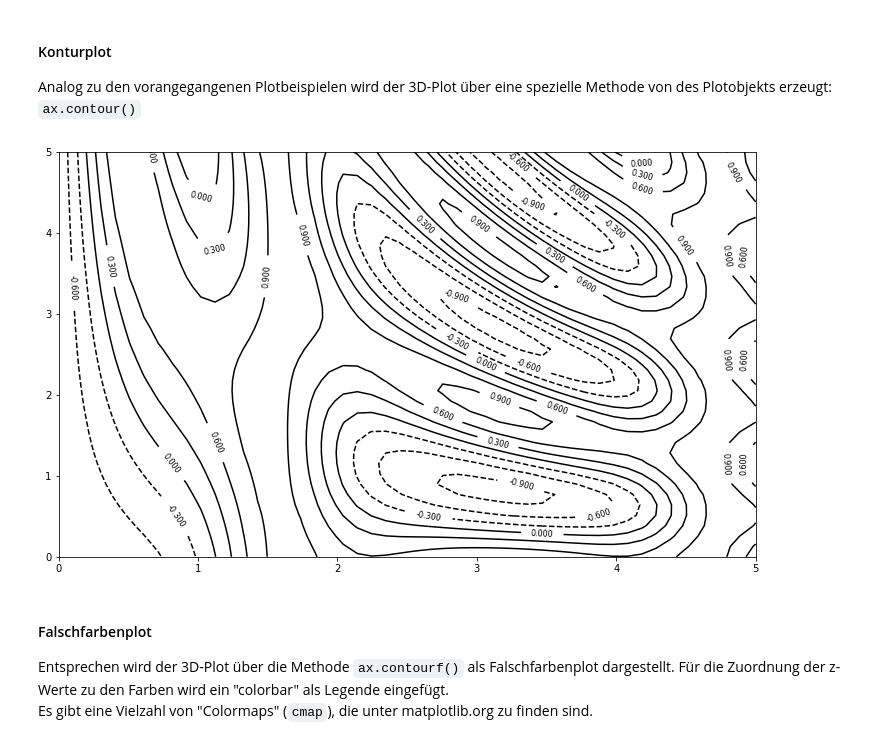
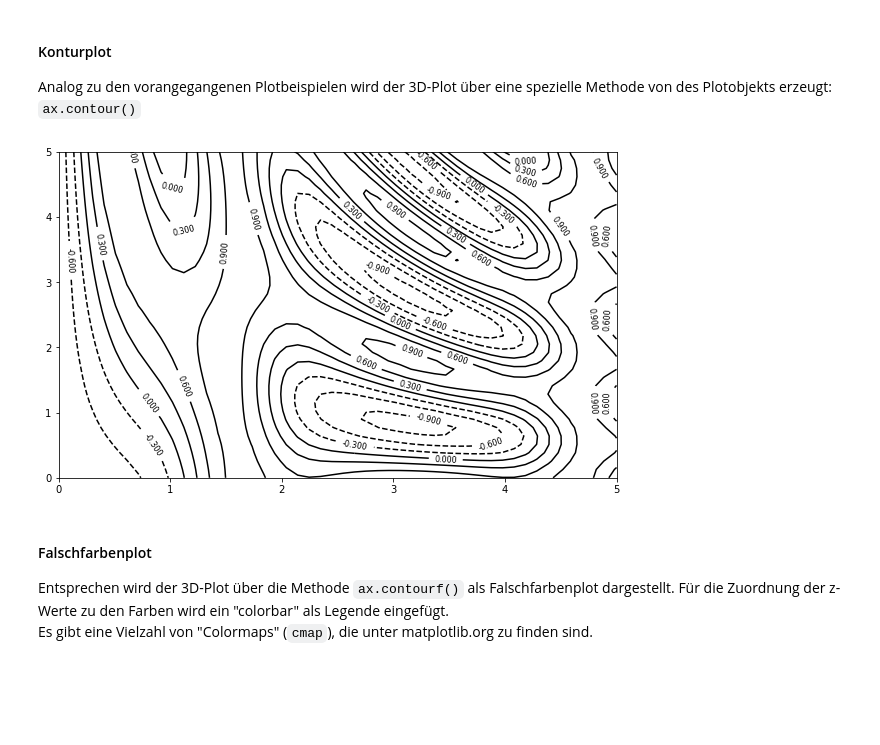
Before and after one commit to StefanMack/Matplotlib, a Jupyter notebook: matplotlibOop.ipynb, the cells around one changed output. Saved outputs shown, nothing was run; the diff lists cells and outputs as text; code cells hidden in the pictures; blank space fills up the shorter version.

```diff
--- a/matplotlibOop.ipynb
+++ b/matplotlibOop.ipynb
@@ -229,11 +276,12 @@ Z = skal_feld(X, Y)
 #### Konturplot
 Analog zu den vorangegangenen Plotbeispielen wird der 3D-Plot über eine spezielle Methode von des Plotobjekts erzeugt: ``ax.contour()``
 # %%
-fig, ax = plt.subplots(constrained_layout=True, figsize=(10, 6))
+#fig, ax = plt.subplots(constrained_layout=True, figsize=(10, 6))
+fig, ax = plt.subplots(figsize=(10, 6))
 cs = ax.contour(X, Y, Z, colors='black');
 ax.clabel(cs, inline=1, fontsize=8);
 # %% [output]
-[figure, old version]
+[figure, new version]
 # %% [markdown]
 #### Falschfarbenplot
 Entsprechen wird der 3D-Plot über die Methode ``ax.contourf()`` als Falschfarbenplot dargestellt. Für die Zuordnung der z-Werte zu den Farben wird ein "colorbar" als Legende eingefügt.
```
Also changed, not shown: parts of 10 cells of this notebook, 1 other file.
